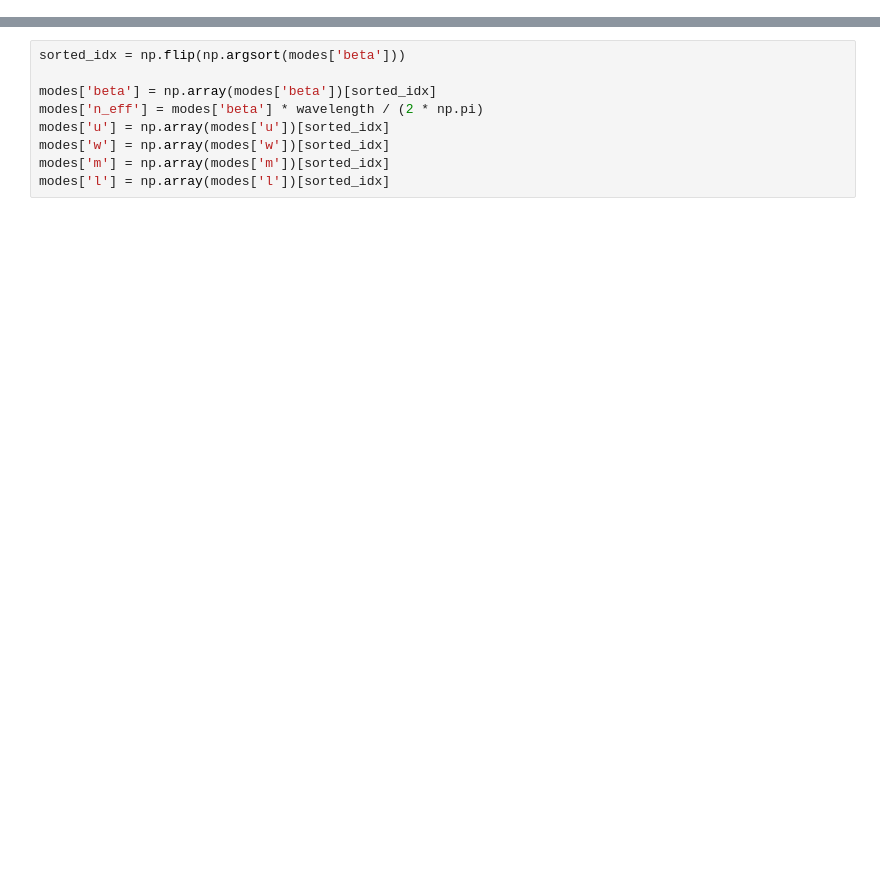
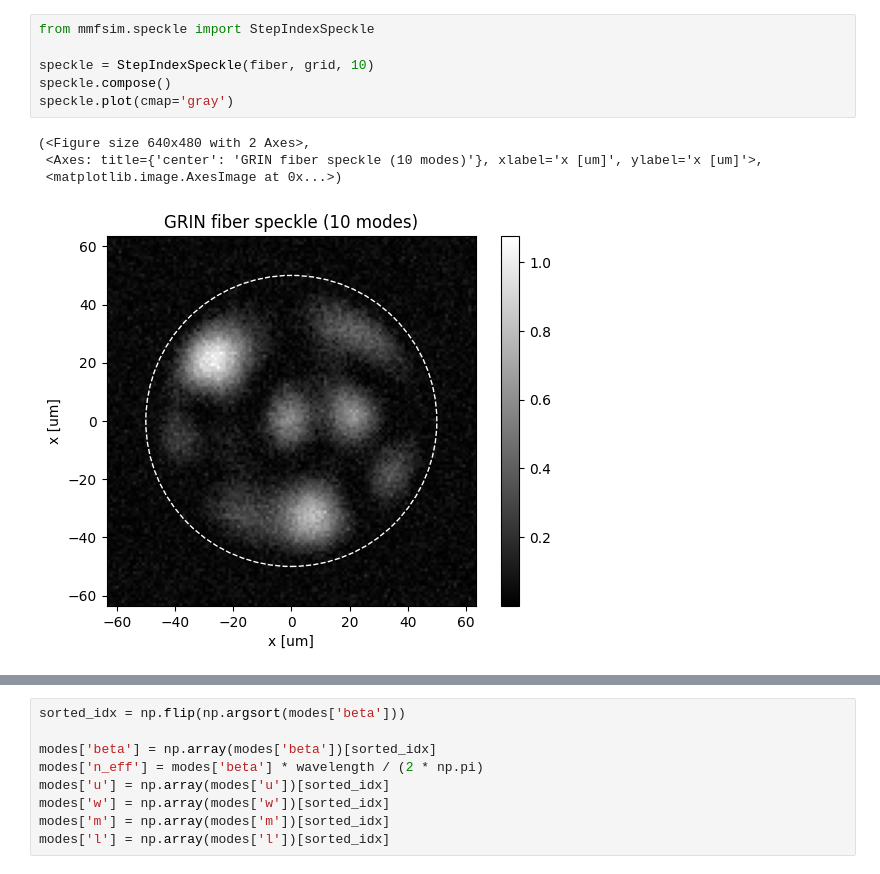
Before and after one commit to jysru/MMF_LP_modes, a Jupyter notebook: notebooks/test_fiber.ipynb, the cells around one changed output, grey strips where cells are left out. Drawn from its saved outputs; the diff is of its cells as text; blank space fills up the shorter version.

```diff
--- a/notebooks/test_fiber.ipynb
+++ b/notebooks/test_fiber.ipynb
@@ -0,0 +55,11 @@
+# %%
+from mmfsim.speckle import StepIndexSpeckle
+
+speckle = StepIndexSpeckle(fiber, grid, 10)
+speckle.compose()
+speckle.plot(cmap='gray')
+# %% [output]
+(<Figure size 640x480 with 2 Axes>,
+ <Axes: title={'center': 'GRIN fiber speckle (10 modes)'}, xlabel='x [um]', ylabel='x [um]'>,
+ <matplotlib.image.AxesImage at 0x...>)
+[figure, added]
```
Also changed, not shown: parts of 14 cells of this notebook.
